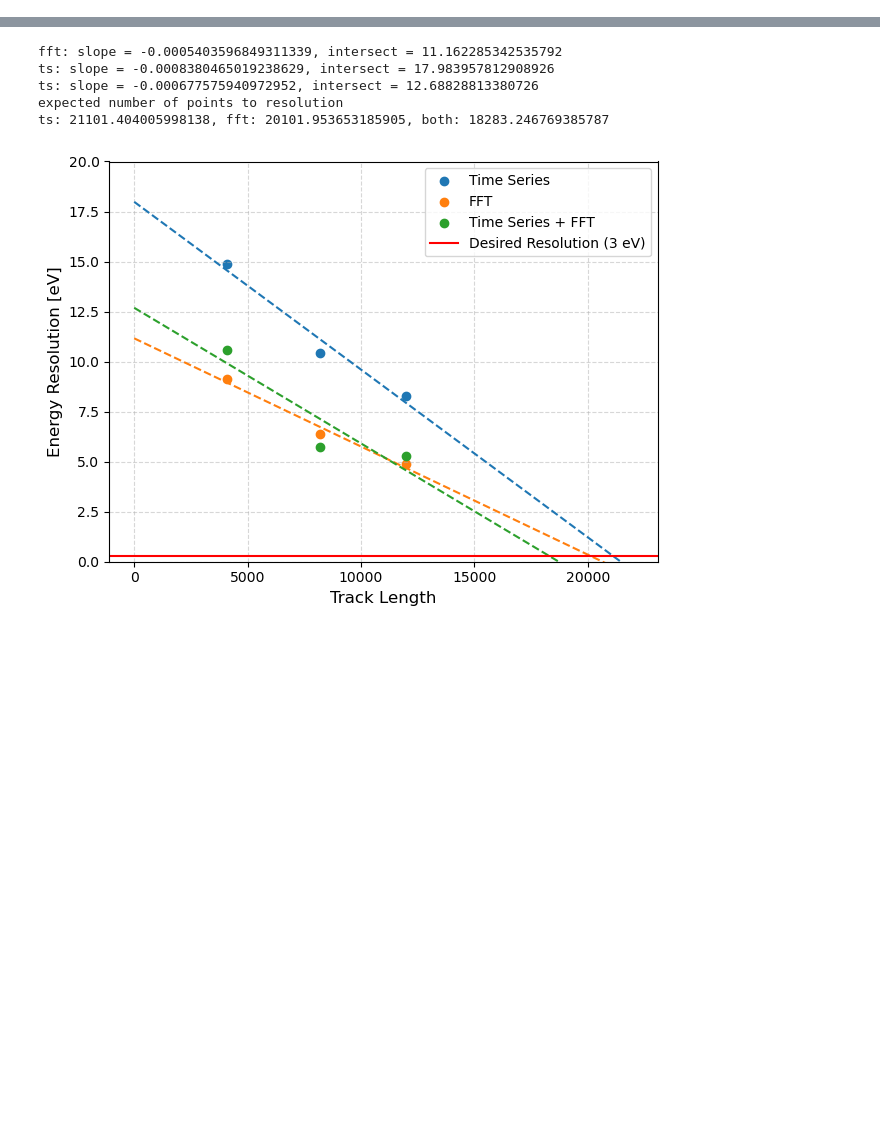
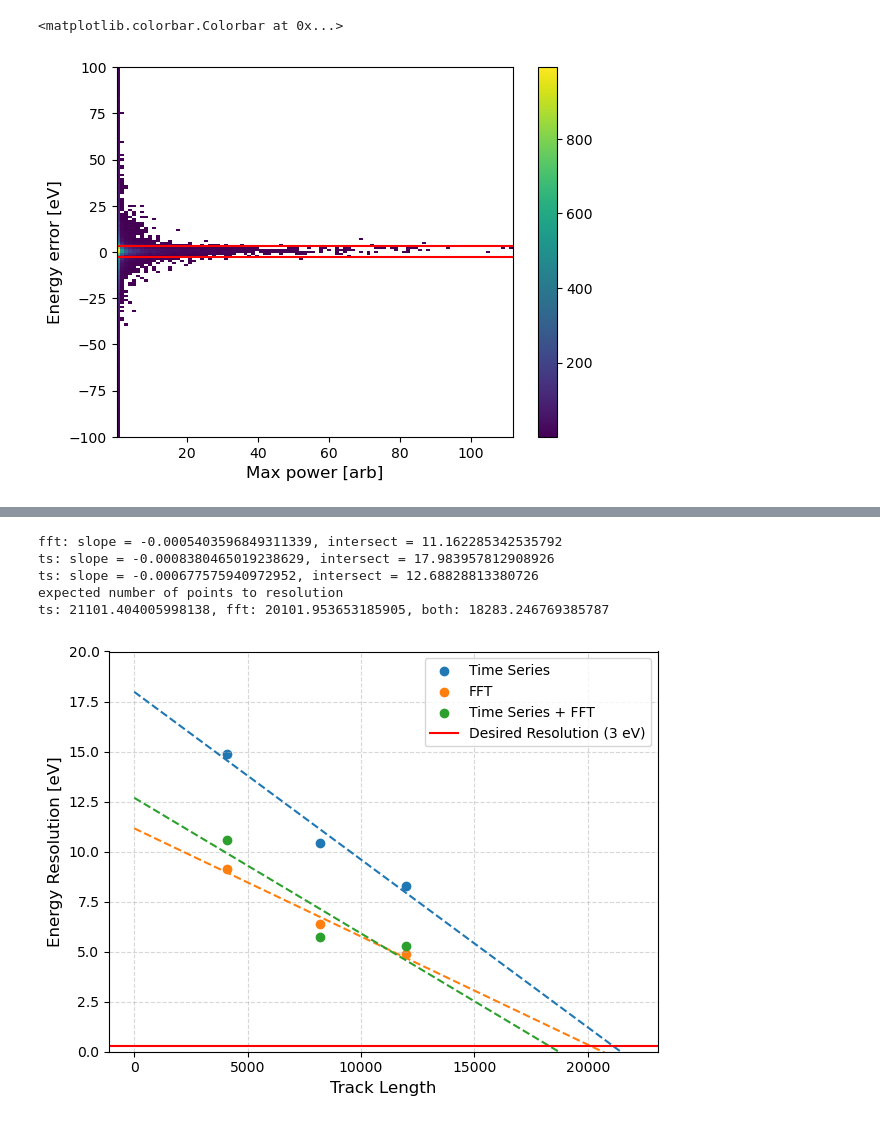
Before and after one commit to chreissel/neutrino_project, a Jupyter notebook: eval.ipynb, the cells around one changed output, grey strips where cells are left out. Cells and saved outputs as stored; diff of their text form; code cells hidden in the pictures; blank space fills up the shorter version.

```diff
--- a/eval.ipynb
+++ b/eval.ipynb
@@ -78,0 +196,15 @@ plt.show()
+# %%
+h = plt.hist2d(max_powers, true_energy - pred_energy,
+               bins=(100, 250), cmin=1)
+
+plt.xlabel("Max power [arb]")
+plt.ylabel("Energy error [eV]")
+plt.ylim(-100, 100)
+
+plt.axhline(-3, color='r')
+plt.axhline(3, color='r')
+
+plt.colorbar(h[3])
+# %% [output]
+<matplotlib.colorbar.Colorbar at 0x...>
+[figure, added]
```
Also changed, not shown: parts of 12 cells of this notebook, 5 other files.
